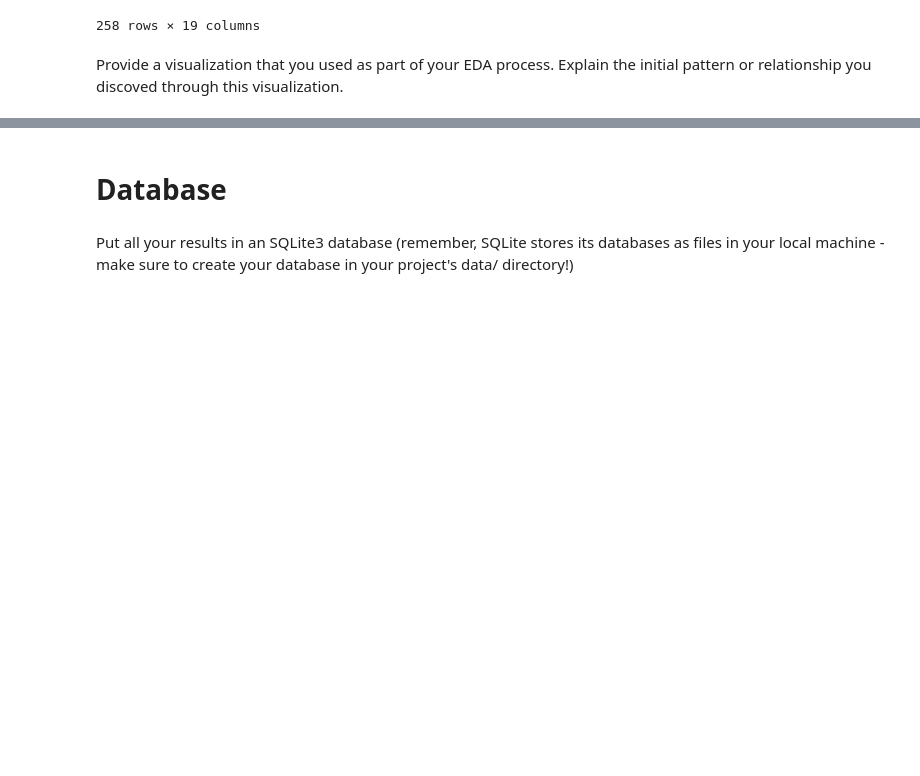
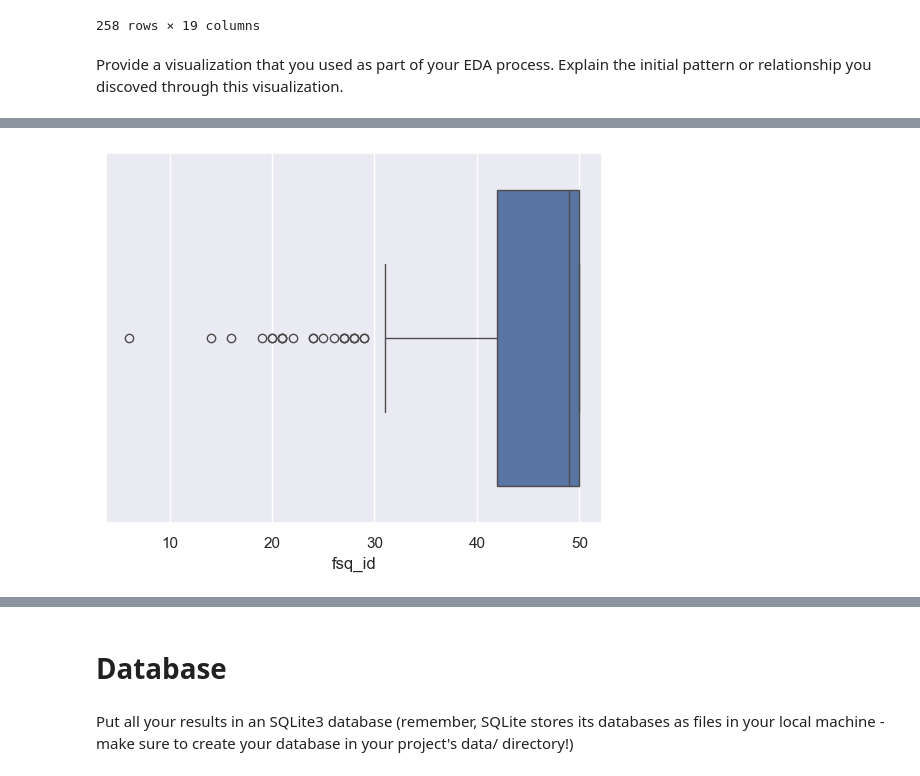
Before and after one commit to Jacyndy/Statistical-Modelling-With-Python, a Jupyter notebook: notebooks/joining_data.ipynb, the cells around one changed output, grey strips where cells are left out. Saved outputs shown, nothing was run; the diff lists cells and outputs as text; code cells hidden in the pictures; blank space fills up the shorter version.

```diff
--- a/notebooks/joining_data.ipynb
+++ b/notebooks/joining_data.ipynb
@@ -248,0 +253,6 @@ Provide a visualization that you used as part of your EDA process. Explain the i
+# %%
+# Detecting Outliers
+sns.boxplot(x=df_merged['fsq_id'])
+plt.show()
+# %% [output]
+[figure, added]
```
Also changed, not shown: parts of 27 cells of this notebook, 4 other files.
